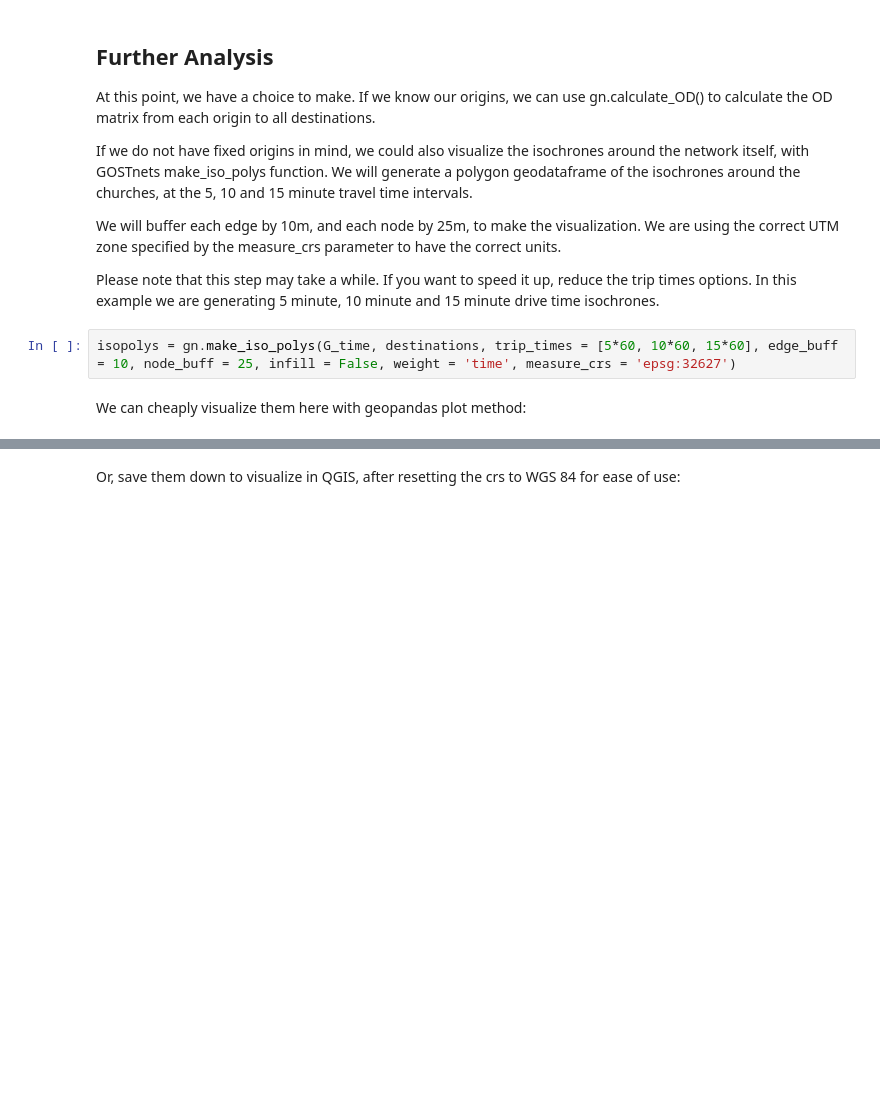
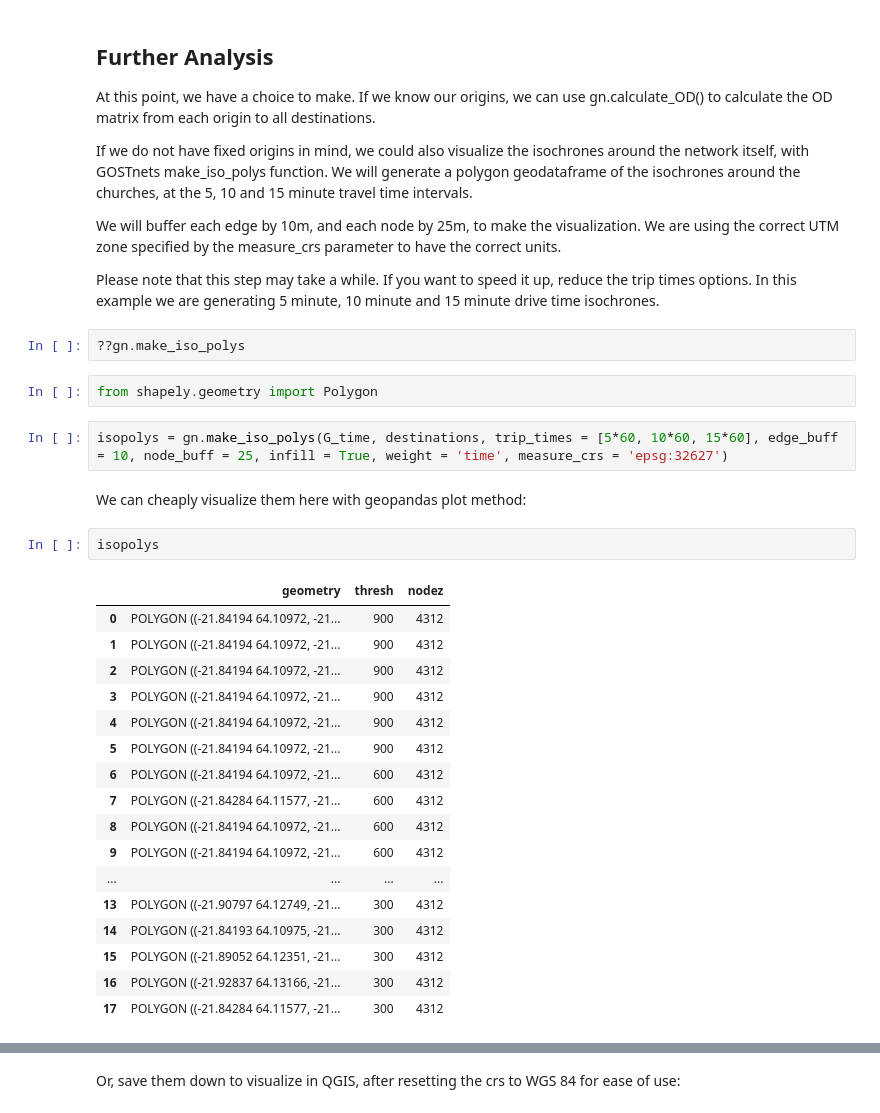
Before and after one commit to worldbank/GOSTnets, a Jupyter notebook: tutorial/Step 3 - Using your Graph.ipynb, the cells around one changed output, grey strips where cells are left out. Cells and saved outputs as stored; diff of their text form; blank space fills up the shorter version.

```diff
--- a/tutorial/Step 3 - Using your Graph.ipynb
+++ b/tutorial/Step 3 - Using your Graph.ipynb
@@ -135,10 +160,34 @@ If we do not have fixed origins in mind, we could also visualize the isochrones
 We will buffer each edge by 10m, and each node by 25m, to make the visualization. We are using the correct UTM zone specified by the measure_crs parameter to have the correct units.
 
 Please note that this step may take a while. If you want to speed it up, reduce the trip times options. In this example we are generating 5 minute, 10 minute and 15 minute drive time isochrones.
+# %%
+??gn.make_iso_polys
+# %%
+from shapely.geometry import Polygon
 # %%
-isopolys = gn.make_iso_polys(G_time, destinations, trip_times = [5*60, 10*60, 15*60], edge_buff = 10, node_buff = 25, infill = False, weight = 'time', measure_crs = 'epsg:32627')
+isopolys = gn.make_iso_polys(G_time, destinations, trip_times = [5*60, 10*60, 15*60], edge_buff = 10, node_buff = 25, infill = True, weight = 'time', measure_crs = 'epsg:32627')
 # %% [markdown]
 We can cheaply visualize them here with geopandas plot method:
+# %%
+isopolys
+# %% [output]
+|  | geometry | thresh | nodez |
+| 0 | POLYGON ((-21.84194 64.10972, -21... | 900 | 4312 |
+| 1 | POLYGON ((-21.84194 64.10972, -21... | 900 | 4312 |
+| 2 | POLYGON ((-21.84194 64.10972, -21... | 900 | 4312 |
+| 3 | POLYGON ((-21.84194 64.10972, -21... | 900 | 4312 |
+| 4 | POLYGON ((-21.84194 64.10972, -21... | 900 | 4312 |
+| 5 | POLYGON ((-21.84194 64.10972, -21... | 900 | 4312 |
+| 6 | POLYGON ((-21.84194 64.10972, -21... | 600 | 4312 |
+| 7 | POLYGON ((-21.84284 64.11577, -21... | 600 | 4312 |
+| 8 | POLYGON ((-21.84194 64.10972, -21... | 600 | 4312 |
+| 9 | POLYGON ((-21.84194 64.10972, -21... | 600 | 4312 |
+| ... | ... | ... | ... |
+| 13 | POLYGON ((-21.90797 64.12749, -21... | 300 | 4312 |
+| 14 | POLYGON ((-21.84193 64.10975, -21... | 300 | 4312 |
+| 15 | POLYGON ((-21.89052 64.12351, -21... | 300 | 4312 |
+| 16 | POLYGON ((-21.92837 64.13166, -21... | 300 | 4312 |
+| 17 | POLYGON ((-21.84284 64.11577, -21... | 300 | 4312 |
 # %%
 isopolys.plot()
 # %% [output]
```
Also changed, not shown: parts of 11 cells of this notebook, 1 other file.
